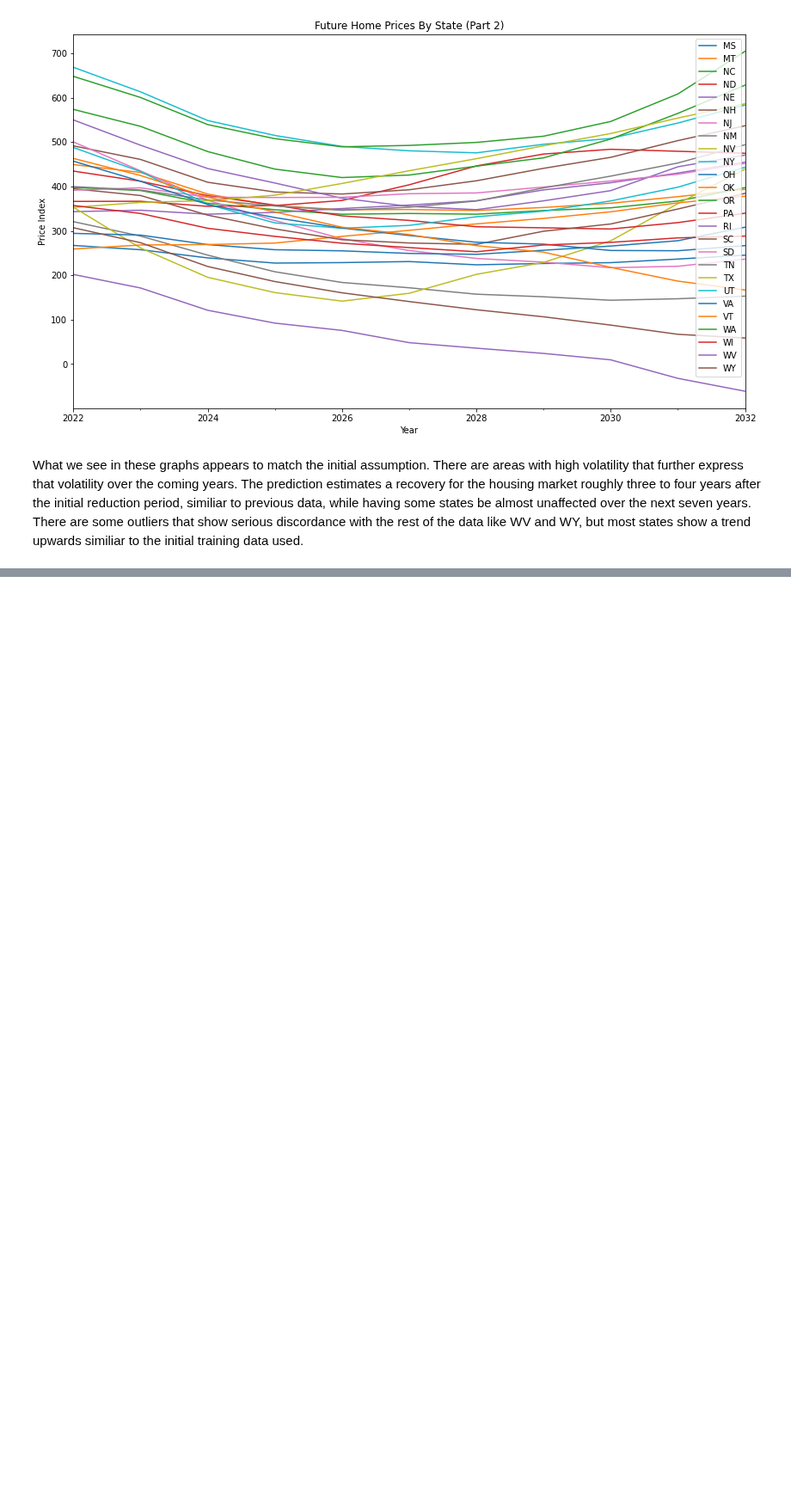
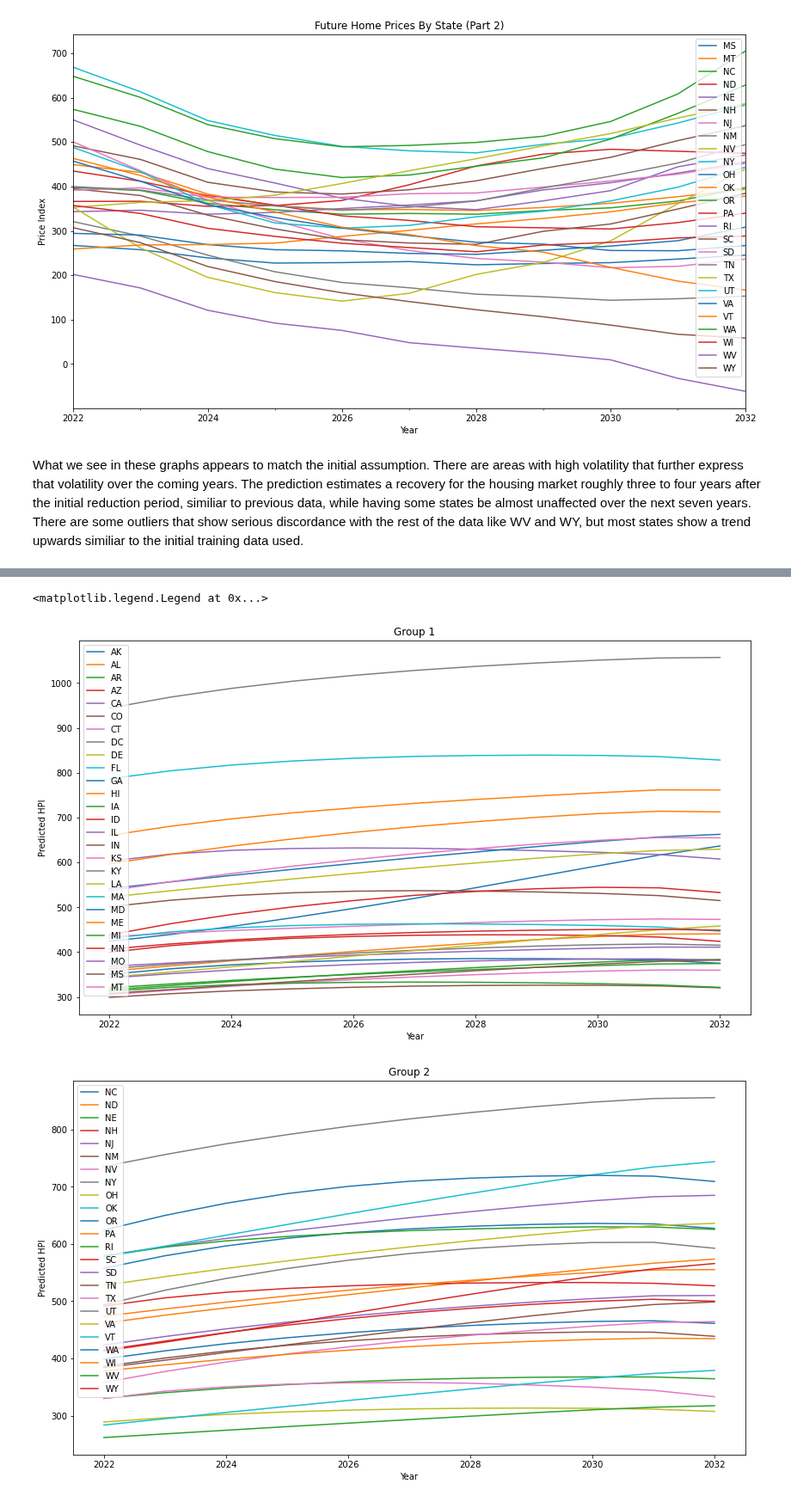
Before and after one commit to joshgreenert/Python-Projects, a Jupyter notebook: Applied Data Science/Project_1_Housing_Market_Predictions/PR 1 Milestone 2 Code GreenertJ.ipynb, the cells around one changed output, grey strips where cells are left out. Shown at 86% size. Cells and saved outputs as stored; diff of their text form; code cells hidden in the pictures; blank space fills up the shorter version.

```diff
--- a/Applied Data Science/Project_1_Housing_Market_Predictions/PR 1 Milestone 2 Code GreenertJ.ipynb
+++ b/Applied Data Science/Project_1_Housing_Market_Predictions/PR 1 Milestone 2 Code GreenertJ.ipynb
@@ -240,12 +243,15 @@ import statsmodels.api as sm
 import warnings
 warnings.filterwarnings("ignore")
 
+# Create a copy of the dataframe to be able to use it later as needed.
+df_hpi_copy = df_hpi.copy()
+
 # Set the index to the year column
-df_hpi['yr'] = pd.to_datetime(df_hpi['yr'])
-df_hpi.set_index('yr', inplace=True)
+df_hpi_copy['yr'] = pd.to_datetime(df_hpi_copy['yr'])
+df_hpi_copy.set_index('yr', inplace=True)
 
 # Define the states to make predictions for
-states = df_hpi['place_id'].unique()
+states = df_hpi_copy['place_id'].unique()
 
 # Set up an empty dataframe to hold the predictions
 predictions_df = pd.DataFrame()
@@ -253,7 +259,7 @@ predictions_df = pd.DataFrame()
 # Loop through each state and make a prediction for 2020-2030
 for state in states:
     # Get the data for the current state
-    state_df = df_hpi[df_hpi['place_id'] == state]
+    state_df = df_hpi_copy[df_hpi_copy['place_id'] == state]
 
     # Split the data into training and testing sets
     train = state_df.loc[:'2019']
@@ -335,0 +455,28 @@ What we see in these graphs appears to match the initial assumption.  There are
+# %%
+# Split predictions dataframe into two based on first letter of place_id
+group_1 = pred_df[pred_df['place_id'].str[0] < 'N']
+group_2 = pred_df[pred_df['place_id'].str[0] >= 'N']
+
+# Create a line plot for each state in group 1
+fig, ax = plt.subplots(figsize=(14, 8))
+for state in group_1['place_id'].unique():
+    data = group_1[group_1['place_id'] == state]
+    ax.plot(data['yr'], data['predicted_index_nsa'], label=state)
+ax.set_xlabel('Year')
+ax.set_ylabel('Predicted HPI')
+ax.set_title('Group 1')
+ax.legend()
+
+# Create a line plot for each state in group 2
+fig, ax = plt.subplots(figsize=(14, 8))
+for state in group_2['place_id'].unique():
+    data = group_2[group_2['place_id'] == state]
+    ax.plot(data['yr'], data['predicted_index_nsa'], label=state)
+ax.set_xlabel('Year')
+ax.set_ylabel('Predicted HPI')
+ax.set_title('Group 2')
+ax.legend()
+# %% [output]
+<matplotlib.legend.Legend at 0x...>
+[figure, added]
+[figure, added]
```
Also changed, not shown: parts of 5 cells of this notebook, 1 other file.
